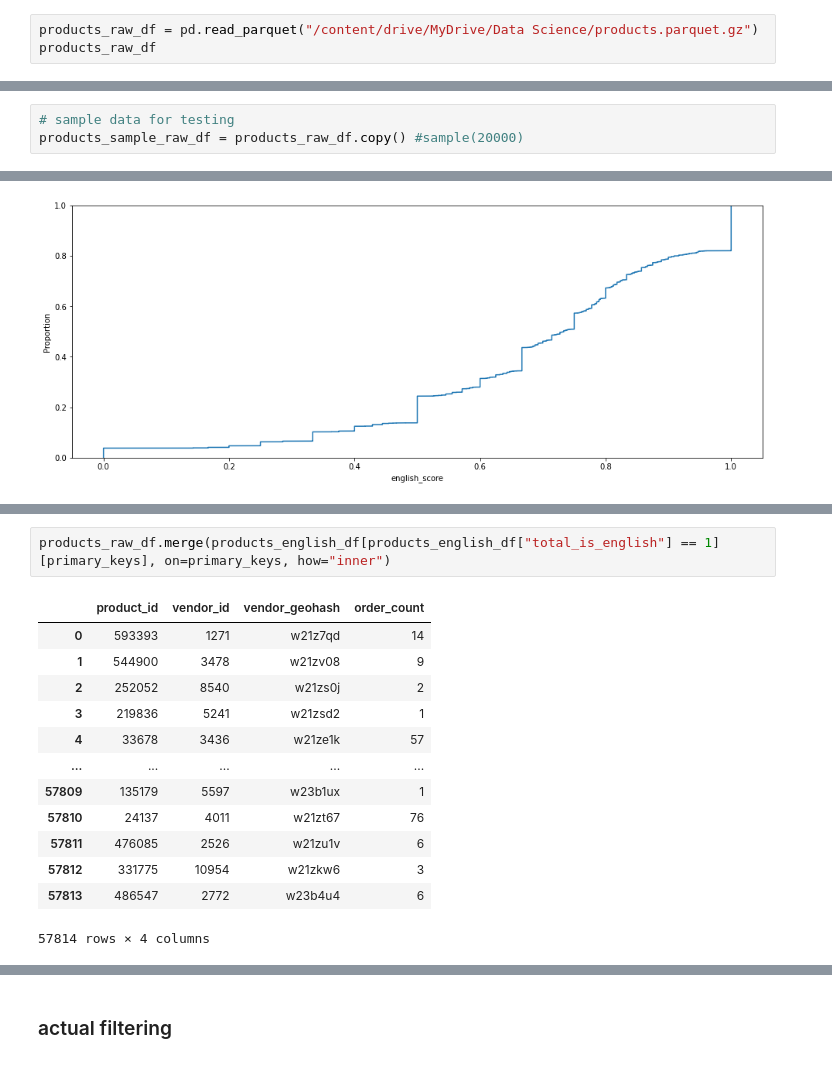
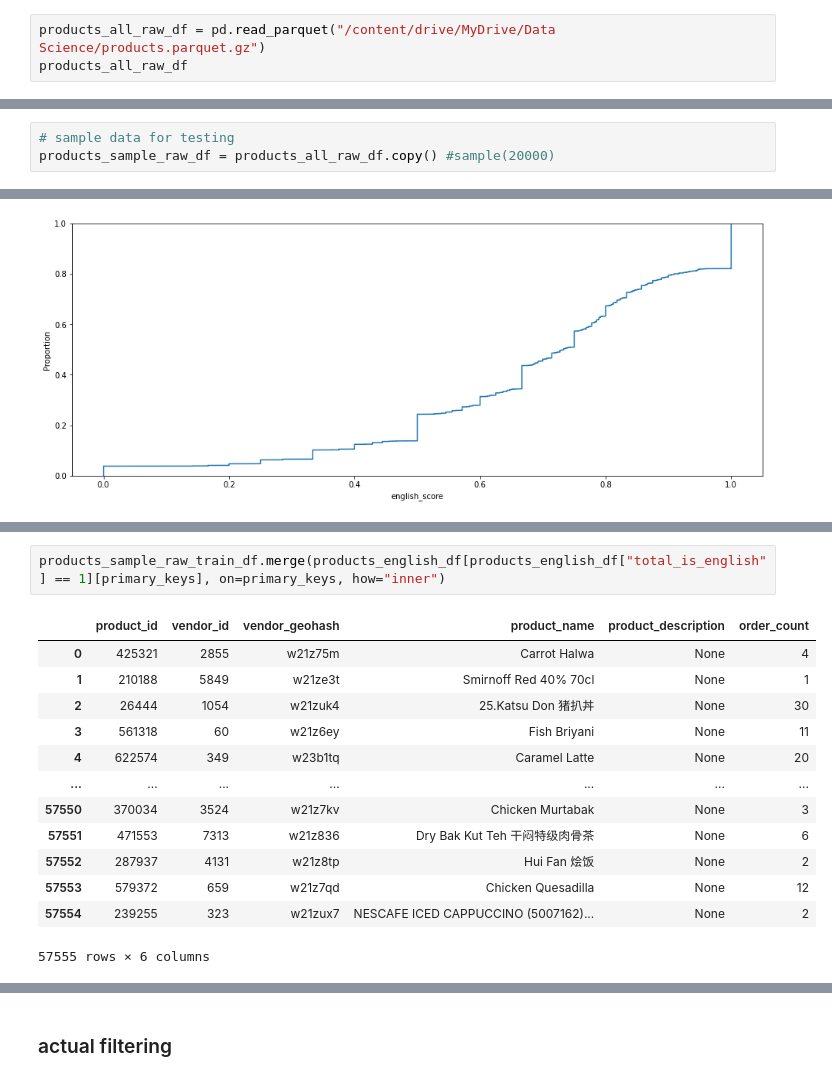
Before and after one commit to cb-314/vendor_challenge, a Jupyter notebook: vendor_challenge.ipynb, the cells around one changed output, grey strips where cells are left out. Cells and saved outputs as stored; diff of their text form.

```diff
--- a/vendor_challenge.ipynb
+++ b/vendor_challenge.ipynb
@@ -38,8 +38,8 @@ drive.mount("/content/drive")
 # %% [output]
 Drive already mounted at /content/drive; to attempt to forcibly remount, call drive.mount("/content/drive", force_remount=True).
 # %%
-products_raw_df = pd.read_parquet("/content/drive/MyDrive/Data Science/products.parquet.gz")
-products_raw_df
+products_all_raw_df = pd.read_parquet("/content/drive/MyDrive/Data Science/products.parquet.gz")
+products_all_raw_df
 # %% [output]
 |  | product_id | vendor_id | vendor_geohash | product_name | product_description | order_count |
 | 0 | 0 | 0 | w21z6tu | Cheese Tofu | None | 116 |
@@ -89,7 +89,7 @@ That is a target distribution we don't really want to see. Most orders are less
 ## train test split
 # %%
 # sample data for testing
-products_sample_raw_df = products_raw_df.copy() #sample(20000)
+products_sample_raw_df = products_all_raw_df.copy() #sample(20000)
 # %%
 # train test split
 products_sample_raw_train_df, products_sample_raw_test_df = sklearn.model_selection.train_test_split(products_sample_raw_df, test_size=0.2)
@@ -315,17 +315,17 @@ products_raw_df.merge(products_english_df[products_english_df["total_is_english"
 # %%
-products_raw_df.merge(products_english_df[products_english_df["total_is_english"] == 1][primary_keys], on=primary_keys, how="inner")
+products_sample_raw_train_df.merge(products_english_df[products_english_df["total_is_english"] == 1][primary_keys], on=primary_keys, how="inner")
 # %% [output]
-|  | product_id | vendor_id | vendor_geohash | order_count |
-| 0 | 593393 | 1271 | w21z7qd | 14 |
-| 1 | 544900 | 3478 | w21zv08 | 9 |
-| 2 | 252052 | 8540 | w21zs0j | 2 |
-| 3 | 219836 | 5241 | w21zsd2 | 1 |
-| 4 | 33678 | 3436 | w21ze1k | 57 |
-| ... | ... | ... | ... | ... |
-| 57809 | 135179 | 5597 | w23b1ux | 1 |
-| 57810 | 24137 | 4011 | w21zt67 | 76 |
-| 57811 | 476085 | 2526 | w21zu1v | 6 |
-| 57812 | 331775 | 10954 | w21zkw6 | 3 |
-| 57813 | 486547 | 2772 | w23b4u4 | 6 |
+|  | product_id | vendor_id | vendor_geohash | product_name | product_description | order_count |
+| 0 | 425321 | 2855 | w21z75m | Carrot Halwa | None | 4 |
+| 1 | 210188 | 5849 | w21ze3t | Smirnoff Red 40% 70cl | None | 1 |
+| 2 | 26444 | 1054 | w21zuk4 | 25.Katsu Don 猪扒丼 | None | 30 |
+| 3 | 561318 | 60 | w21z6ey | Fish Briyani | None | 11 |
+| 4 | 622574 | 349 | w23b1tq | Caramel Latte | None | 20 |
+| ... | ... | ... | ... | ... | ... | ... |
+| 57550 | 370034 | 3524 | w21z7kv | Chicken Murtabak | None | 3 |
+| 57551 | 471553 | 7313 | w21z836 | Dry Bak Kut Teh 干闷特级肉骨茶 | None | 6 |
+| 57552 | 287937 | 4131 | w21z8tp | Hui Fan 烩饭 | None | 2 |
+| 57553 | 579372 | 659 | w21z7qd | Chicken Quesadilla | None | 12 |
+| 57554 | 239255 | 323 | w21zux7 | NESCAFE ICED CAPPUCCINO (5007162)... | None | 2 |
-57814 rows × 4 columns
+57555 rows × 6 columns
 # %%
```
Also changed, not shown: parts of 13 cells of this notebook.
